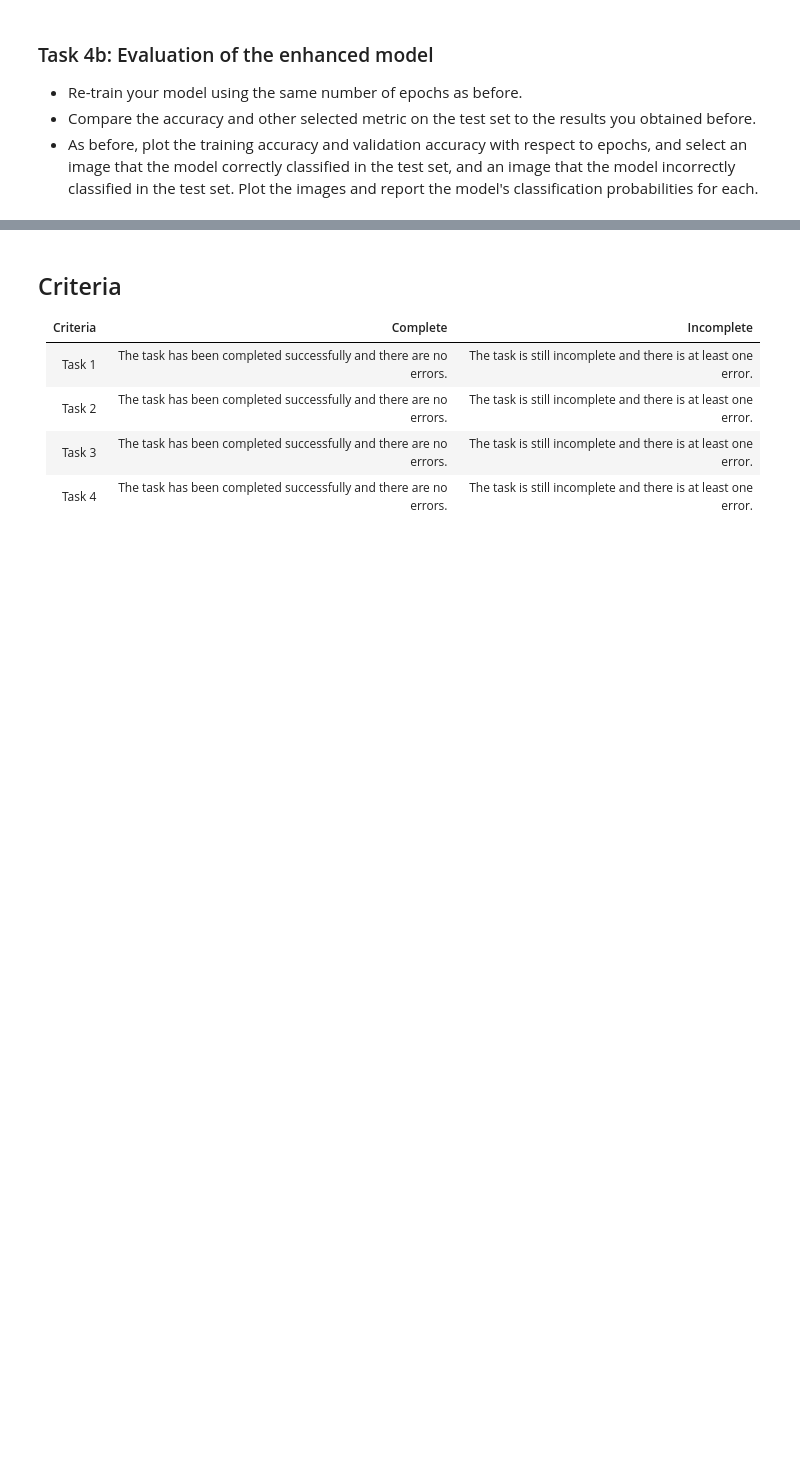
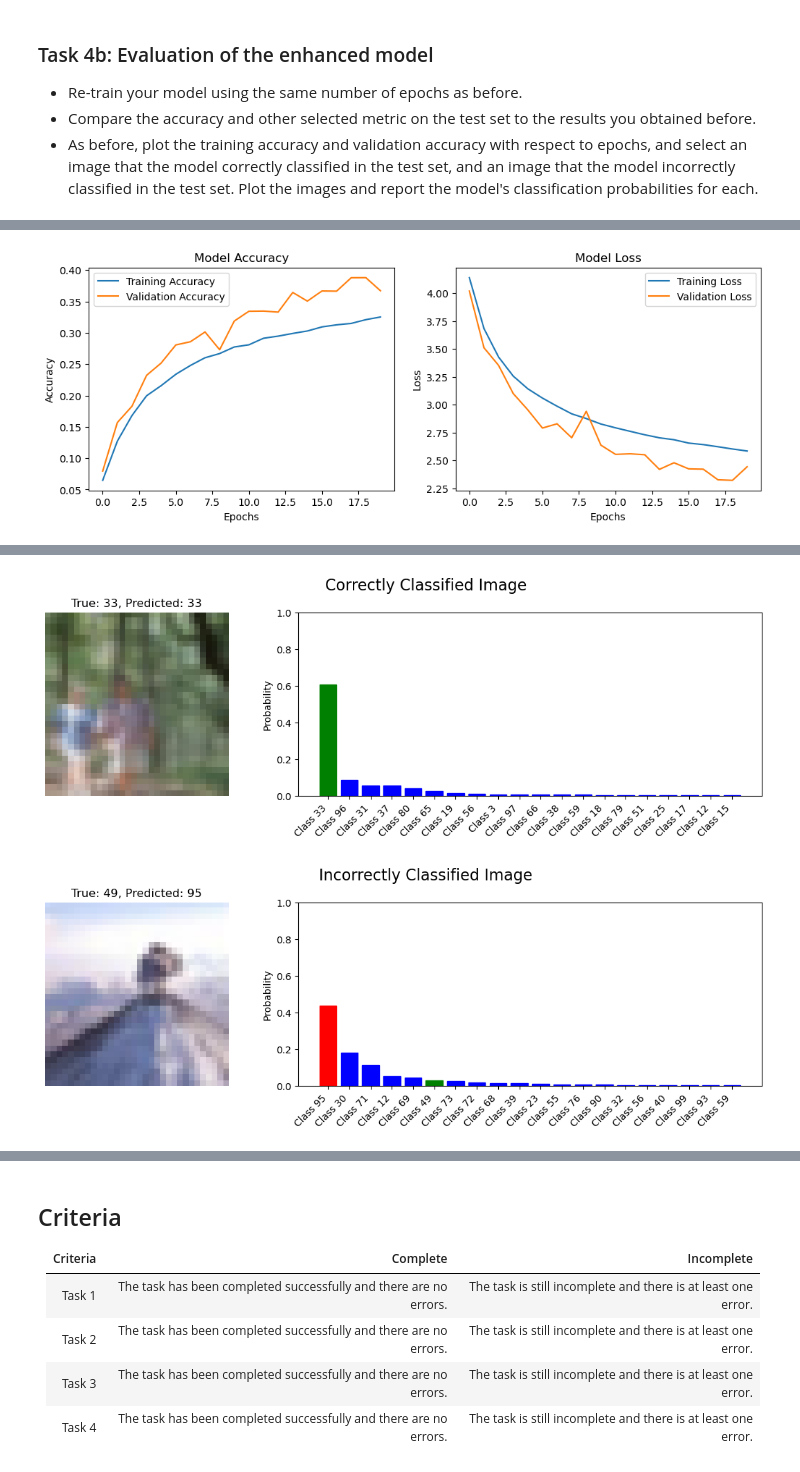
Before and after one commit to msugar/deep_learning, a Jupyter notebook: 02_activities/assignments/assignment_1.ipynb, the cells around one changed output, grey strips where cells are left out. Drawn from its saved outputs; the diff is of its cells as text; code cells hidden in the pictures; blank space fills up the shorter version.

```diff
--- a/02_activities/assignments/assignment_1.ipynb
+++ b/02_activities/assignments/assignment_1.ipynb
@@ -400,4 +486,18 @@ plot_image_and_probs(incorrect_image, incorrect_probs, incorrect_label, y_pred_c
 - Compare the accuracy and other selected metric on the test set to the results you obtained before.
 - As before, plot the training accuracy and validation accuracy with respect to epochs, and select an image that the model correctly classified in the test set, and an image that the model incorrectly classified in the test set. Plot the images and report the model's classification probabilities for each.
 # %%
+%%time
+
 # Your code here
+
+# Train the model
+enhanced_history = enhanced_model.fit(
+    x_train,
+    y_train,
+    epochs=EPOCHS,
+    batch_size=BATCH_SIZE,
+    validation_data=(x_val, y_val),
+    verbose=1
+)
+
+print("Training complete.")
@@ -403,0 +522,5 @@ plot_image_and_probs(incorrect_image, incorrect_probs, incorrect_label, y_pred_c
+# %%
+enhanced_metrics = evaluate(enhanced_model)
+plot_training_history(enhanced_history)
+report_correctly_and_incorrectly_classified_images(enhanced_model)
+# %% [output]
@@ -403,0 +532 @@ plot_image_and_probs(incorrect_image, incorrect_probs, incorrect_label, y_pred_c
+[figure, added]
@@ -403,0 +534,2 @@ plot_image_and_probs(incorrect_image, incorrect_probs, incorrect_label, y_pred_c
+[figure, added]
+[figure, added]
```
Also changed, not shown: parts of 15 cells of this notebook.
